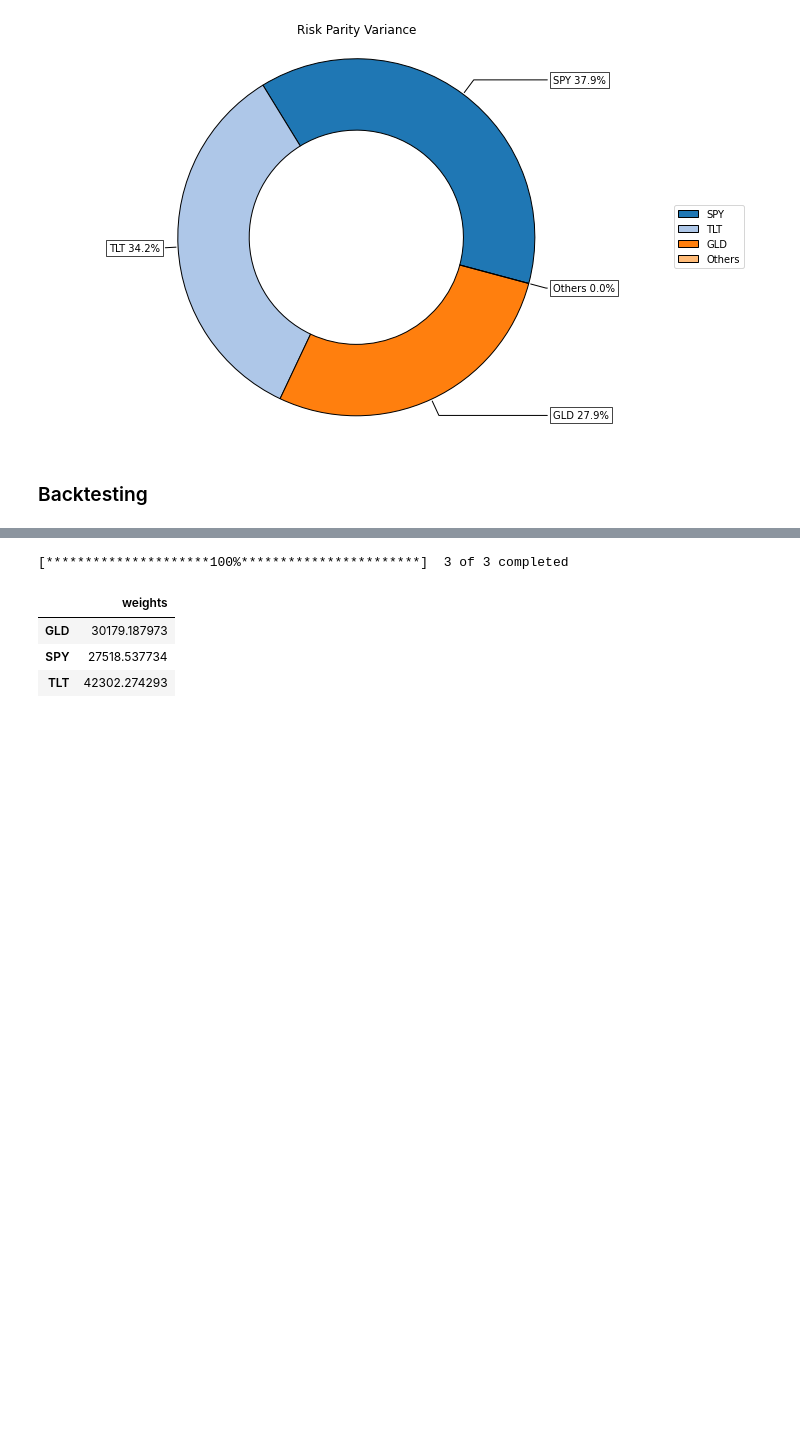
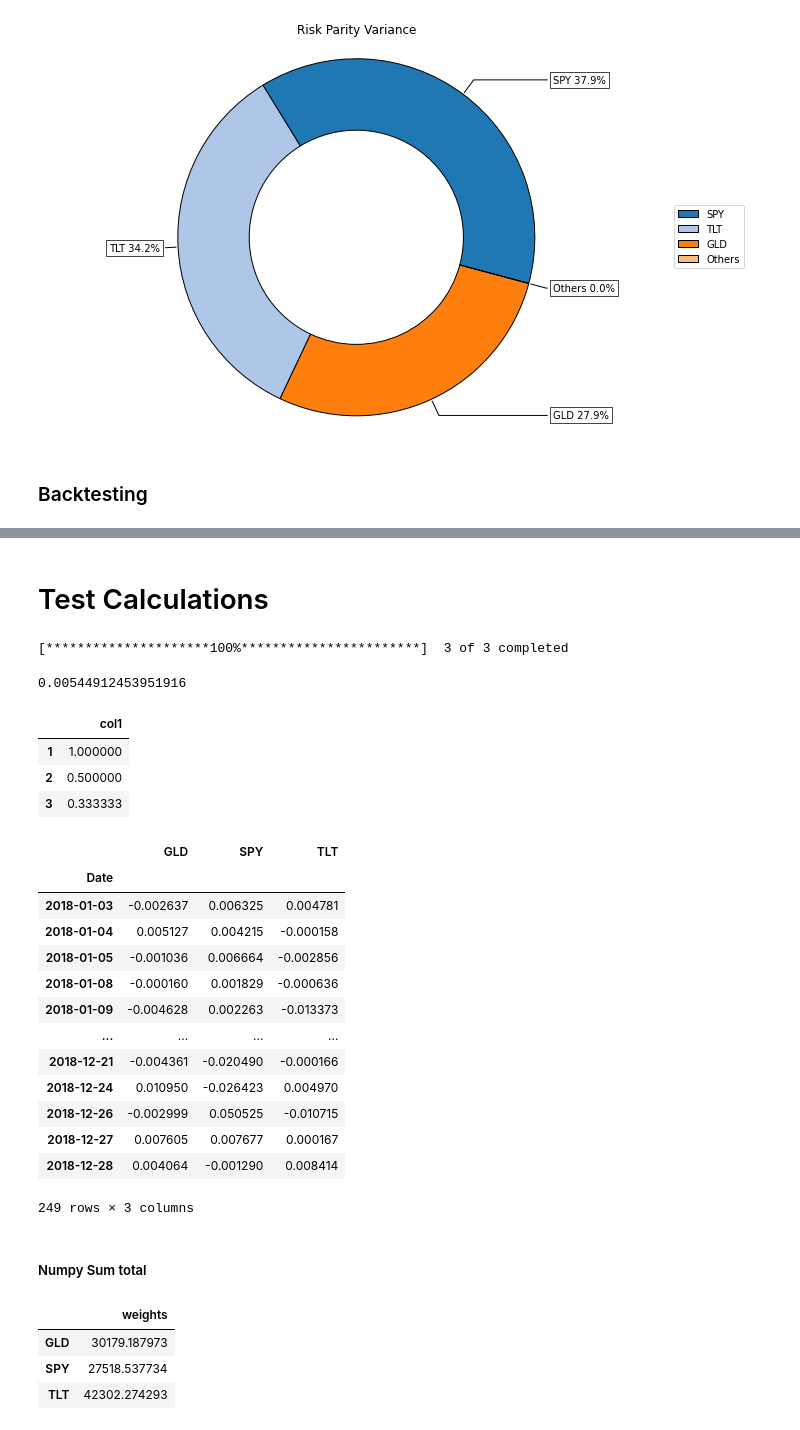
Before and after one commit to Zourunzhong/Quant_Exploration, a Jupyter notebook: Risk parity Portfolio.ipynb, the cells around one changed output, grey strips where cells are left out. Cells and saved outputs as stored; diff of their text form; code cells hidden in the pictures; blank space fills up the shorter version.

```diff
--- a/Risk parity Portfolio.ipynb
+++ b/Risk parity Portfolio.ipynb
@@ -158,4 +158,7 @@ def calculate_volatility(returns, alloc_pct):
     return portfolio_volatility[0][0]
 
 def calculate_sharpe_ratio(returns):
-    return (252*0.5)*(returns.mean()/returns.std())
+    # risk free rate from US treasury bond is 2.85%, 252 trading days annualized
+    num_trading_days = 252
+    sqrt_day = np.sqrt(num_trading_days)
+    return (returns.mean()*num_trading_days - 0.0285)/(returns.std()*np.sqrt(num_trading_days))
@@ -303,7 +309,39 @@ pd.DataFrame({"asset_volatility" : asset_volatility, "baseline_asset_volatility"
+# %% [markdown]
+# Test Calculations
 # %%
 test_data, test_data_returns = download_data(2020, 1)
 # %% [output]
 [*********************100%***********************]  3 of 3 completed
+# %%
+calculate_volatility(downloaded_data_y2_returns, alloc_pct)
+# %% [output]
+0.00544912453951916
+# %%
+pd.DataFrame({"col1" : [1,2,3,4]}).pct_change().dropna()
+# %% [output]
+|  | col1 |
+| 1 | 1.000000 |
+| 2 | 0.500000 |
+| 3 | 0.333333 |
+# %%
+downloaded_data_y2_returns
+# %% [output]
+|  | GLD | SPY | TLT |
+| Date |  |  |  |
+| 2018-01-03 | -0.002637 | 0.006325 | 0.004781 |
+| 2018-01-04 | 0.005127 | 0.004215 | -0.000158 |
+| 2018-01-05 | -0.001036 | 0.006664 | -0.002856 |
+| 2018-01-08 | -0.000160 | 0.001829 | -0.000636 |
+| 2018-01-09 | -0.004628 | 0.002263 | -0.013373 |
+| ... | ... | ... | ... |
+| 2018-12-21 | -0.004361 | -0.020490 | -0.000166 |
+| 2018-12-24 | 0.010950 | -0.026423 | 0.004970 |
+| 2018-12-26 | -0.002999 | 0.050525 | -0.010715 |
+| 2018-12-27 | 0.007605 | 0.007677 | 0.000167 |
+| 2018-12-28 | 0.004064 | -0.001290 | 0.008414 |
+249 rows × 3 columns
+# %% [markdown]
+##### Numpy  Sum total
 # %%
 value_alloc = model_rpp(test_data_returns)*starting_amt
 # %%
```
Also changed, not shown: parts of 3 cells of this notebook.
